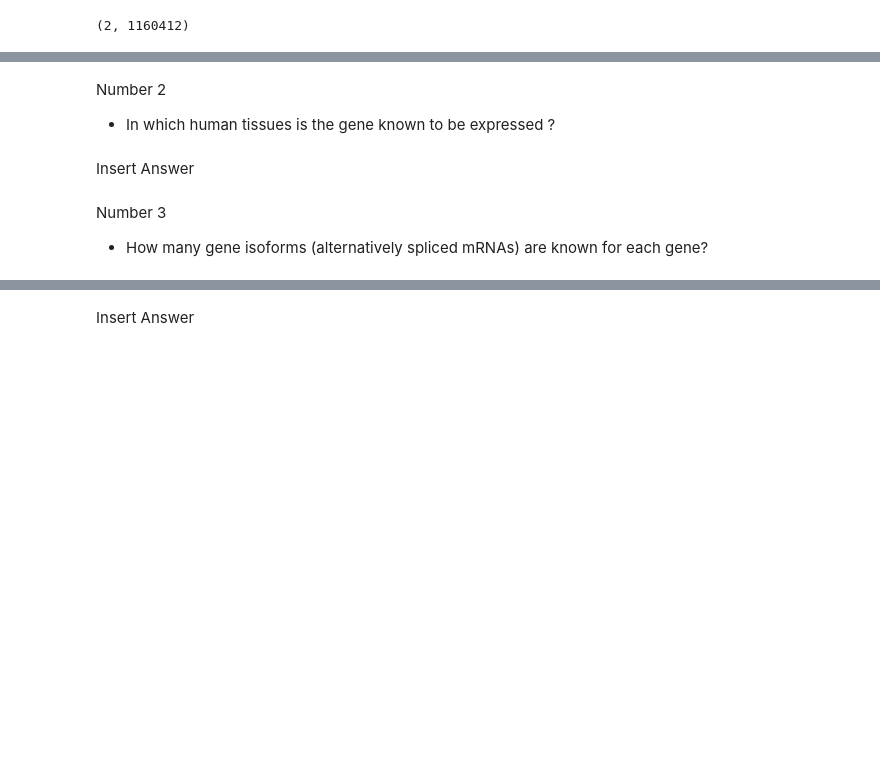
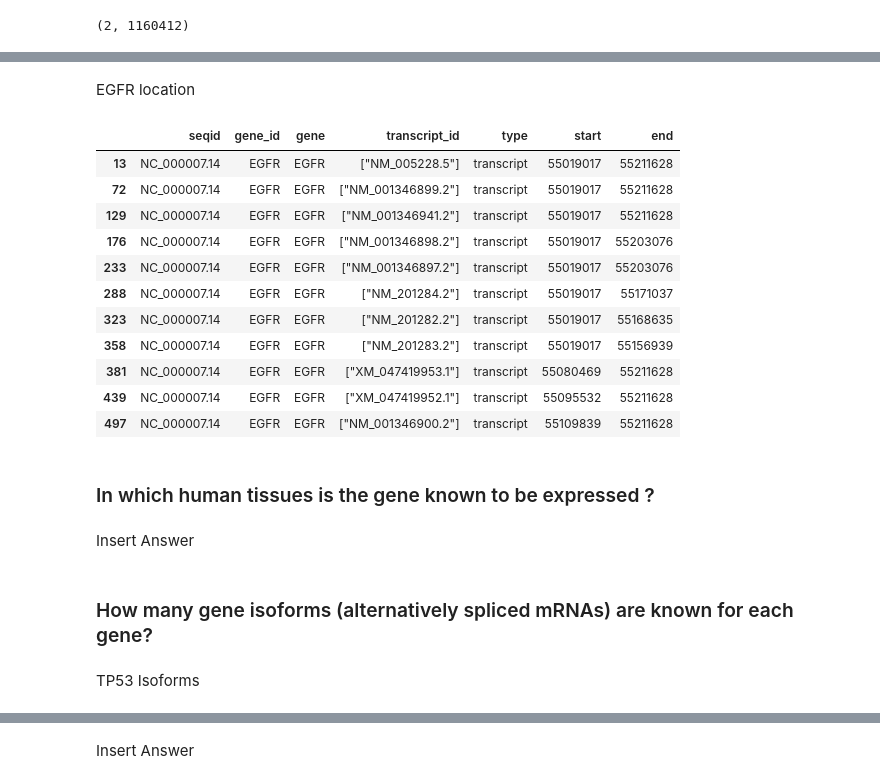
Before and after one commit to KyleCarlo/gene-annotation-analysis-of-human-genome, a Jupyter notebook: Bioinformatics_Ex1.ipynb, the cells around one changed output, grey strips where cells are left out. Drawn from its saved outputs; the diff is of its cells as text; code cells hidden in the pictures; blank space fills up the shorter version.

```diff
--- a/Bioinformatics_Ex1.ipynb
+++ b/Bioinformatics_Ex1.ipynb
@@ -504,8 +557,24 @@ refseq_df[(refseq_df["Chromosome"] == "NC_000017.11") &
+# %% [markdown]
+EGFR location
+# %%
+egfr_df = genome_3_df[(genome_3_df['type'] == 'transcript') & (genome_3_df['gene'] == 'EGFR')]
+egfr_df
+# %% [output]
+|  | seqid | gene_id | gene | transcript_id | type | start | end |
+| 13 | NC_000007.14 | EGFR | EGFR | ["NM_005228.5"] | transcript | 55019017 | 55211628 |
+| 72 | NC_000007.14 | EGFR | EGFR | ["NM_001346899.2"] | transcript | 55019017 | 55211628 |
+| 129 | NC_000007.14 | EGFR | EGFR | ["NM_001346941.2"] | transcript | 55019017 | 55211628 |
+| 176 | NC_000007.14 | EGFR | EGFR | ["NM_001346898.2"] | transcript | 55019017 | 55203076 |
+| 233 | NC_000007.14 | EGFR | EGFR | ["NM_001346897.2"] | transcript | 55019017 | 55203076 |
+| 288 | NC_000007.14 | EGFR | EGFR | ["NM_201284.2"] | transcript | 55019017 | 55171037 |
+| 323 | NC_000007.14 | EGFR | EGFR | ["NM_201282.2"] | transcript | 55019017 | 55168635 |
+| 358 | NC_000007.14 | EGFR | EGFR | ["NM_201283.2"] | transcript | 55019017 | 55156939 |
+| 381 | NC_000007.14 | EGFR | EGFR | ["XM_047419953.1"] | transcript | 55080469 | 55211628 |
+| 439 | NC_000007.14 | EGFR | EGFR | ["XM_047419952.1"] | transcript | 55095532 | 55211628 |
+| 497 | NC_000007.14 | EGFR | EGFR | ["NM_001346900.2"] | transcript | 55109839 | 55211628 |
 # %% [markdown]
-Number 2
-- In which human tissues is the gene known to be expressed ?
+### In which human tissues is the gene known to be expressed ?
 # %% [markdown]
 Insert Answer
 # %% [markdown]
-Number 3
-- How many gene isoforms (alternatively spliced mRNAs) are known for each gene?
+### How many gene isoforms (alternatively spliced mRNAs) are known for each gene?
@@ -513,0 +581,2 @@ Number 3
+# %% [markdown]
+TP53 Isoforms
```
Also changed, not shown: parts of 29 cells of this notebook.
